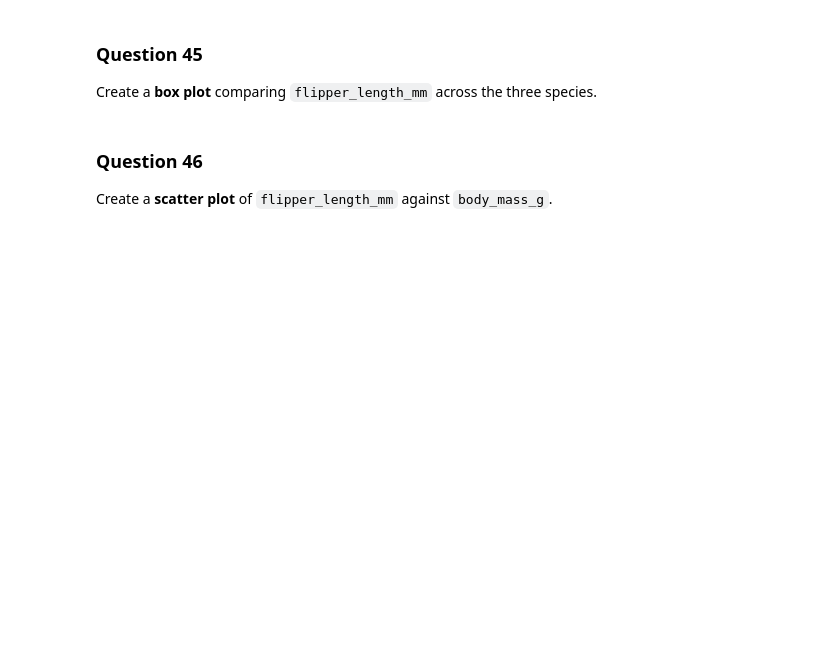
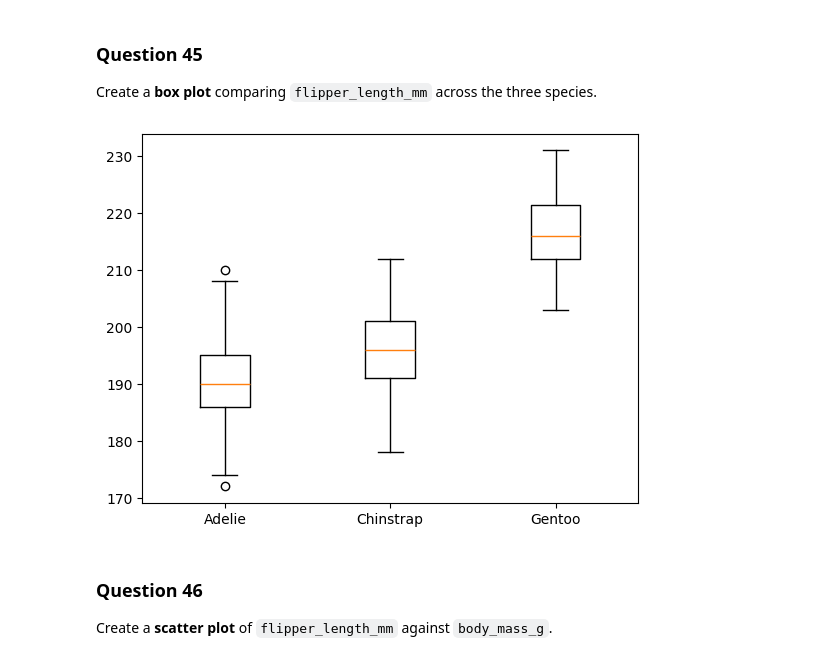
Before and after one commit to JanhaviSalokhe/Training-assignments, a Jupyter notebook: Data Science/Pandas/Assignment2_Palmer_Penguins.ipynb, the cells around one changed output. Cells and saved outputs as stored; diff of their text form; code cells hidden in the pictures; blank space fills up the shorter version.

```diff
--- a/Data Science/Pandas/Assignment2_Palmer_Penguins.ipynb
+++ b/Data Science/Pandas/Assignment2_Palmer_Penguins.ipynb
@@ -550,6 +662,12 @@ Create a **bar chart** showing the average `body_mass_g` for each species.
 # %% [markdown]
 ### Question 45
 Create a **box plot** comparing `flipper_length_mm` across the three species.
+# %%
+flipper_len = df_clean.groupby('species')['flipper_length_mm']
+plt.boxplot(flipper_len.apply(list), labels = flipper_len.groups.keys())
+plt.show()
+# %% [output]
+[figure, added]
 # %% [markdown]
 ### Question 46
 Create a **scatter plot** of `flipper_length_mm` against `body_mass_g`.
```
Also changed, not shown: parts of 9 cells of this notebook.
